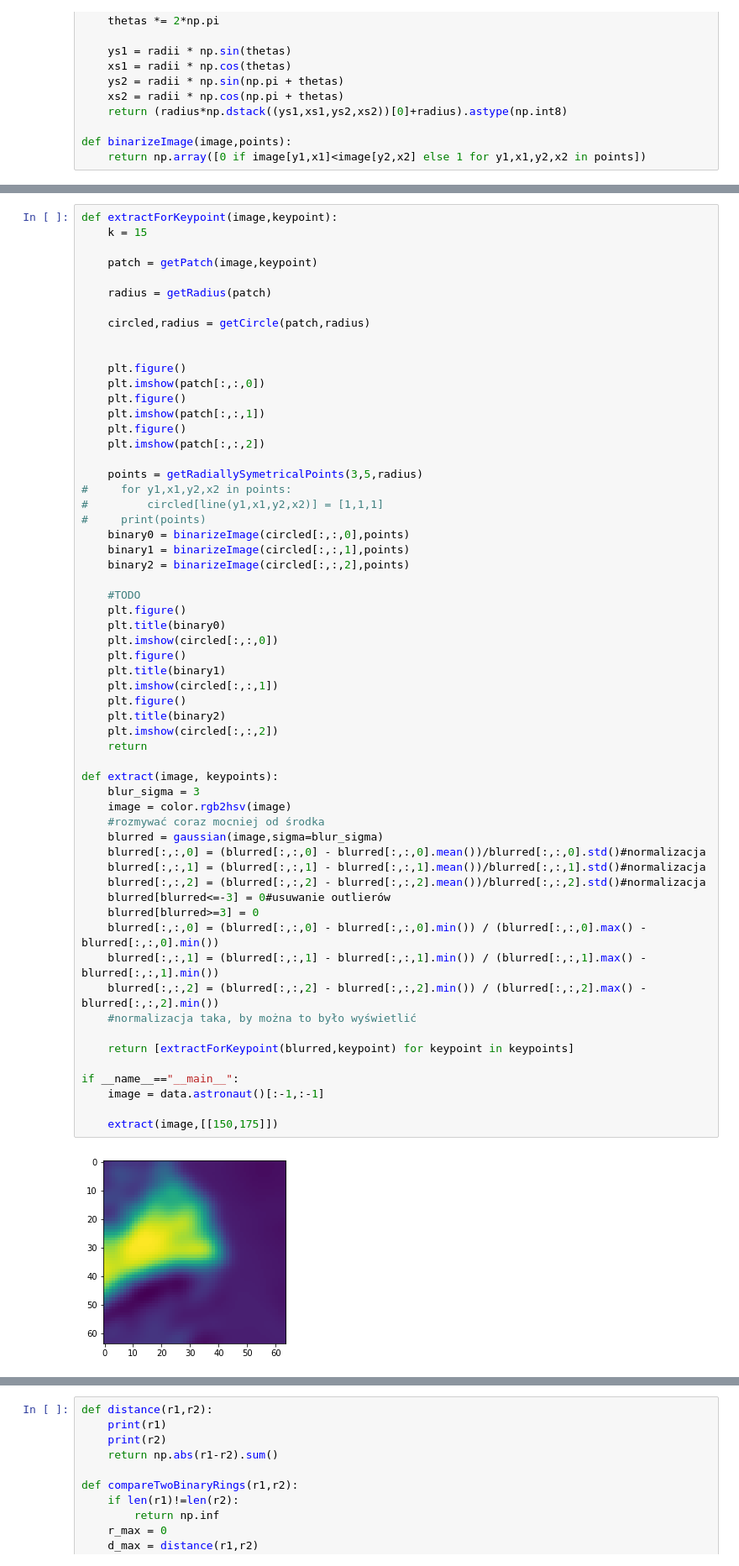
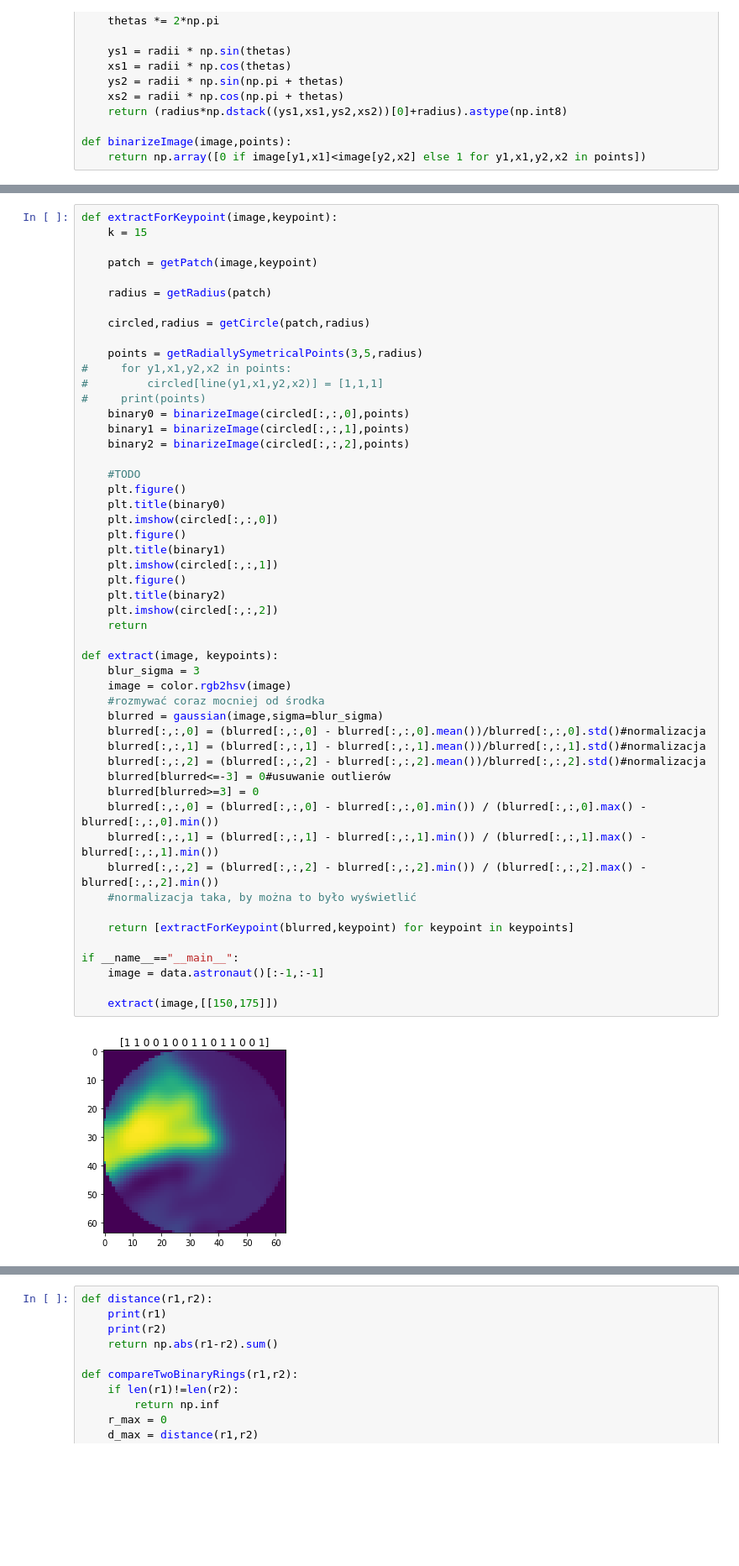
Before and after one commit to damjur/PiRODescriptor, a Jupyter notebook: Untitled.ipynb, the cells around one changed output, grey strips where cells are left out. Shown at 84% size. Saved outputs shown, nothing was run; the diff lists cells and outputs as text; blank space fills up the shorter version.

```diff
--- a/Untitled.ipynb
+++ b/Untitled.ipynb
@@ -79,14 +75,6 @@ def extractForKeypoint(image,keypoint):
     radius = getRadius(patch)
 
     circled,radius = getCircle(patch,radius)
-
-
-    plt.figure()
-    plt.imshow(patch[:,:,0])
-    plt.figure()
-    plt.imshow(patch[:,:,1])
-    plt.figure()
-    plt.imshow(patch[:,:,2])
 
     points = getRadiallySymetricalPoints(3,5,radius)
 #     for y1,x1,y2,x2 in points:
@@ -103,31 +91,31 @@ def extractForKeypoint(image,keypoint):
     plt.figure()
     plt.title(binary1)
     plt.imshow(circled[:,:,1])
     plt.figure()
     plt.title(binary2)
     plt.imshow(circled[:,:,2])
     return
 
 def extract(image, keypoints):
     blur_sigma = 3
     image = color.rgb2hsv(image)
     #rozmywać coraz mocniej od środka
     blurred = gaussian(image,sigma=blur_sigma)
     blurred[:,:,0] = (blurred[:,:,0] - blurred[:,:,0].mean())/blurred[:,:,0].std()#normalizacja
     blurred[:,:,1] = (blurred[:,:,1] - blurred[:,:,1].mean())/blurred[:,:,1].std()#normalizacja
     blurred[:,:,2] = (blurred[:,:,2] - blurred[:,:,2].mean())/blurred[:,:,2].std()#normalizacja
     blurred[blurred<=-3] = 0#usuwanie outlierów
     blurred[blurred>=3] = 0
     blurred[:,:,0] = (blurred[:,:,0] - blurred[:,:,0].min()) / (blurred[:,:,0].max() - blurred[:,:,0].min())
     blurred[:,:,1] = (blurred[:,:,1] - blurred[:,:,1].min()) / (blurred[:,:,1].max() - blurred[:,:,1].min())
     blurred[:,:,2] = (blurred[:,:,2] - blurred[:,:,2].min()) / (blurred[:,:,2].max() - blurred[:,:,2].min())
     #normalizacja taka, by można to było wyświetlić
 
     return [extractForKeypoint(blurred,keypoint) for keypoint in keypoints]
 
 if __name__=="__main__":
     image = data.astronaut()[:-1,:-1]
 
     extract(image,[[150,175]])
 # %% [output]
-[figure, old version]
+[figure, new version]
```
Also changed, not shown: parts of 2 cells of this notebook.
